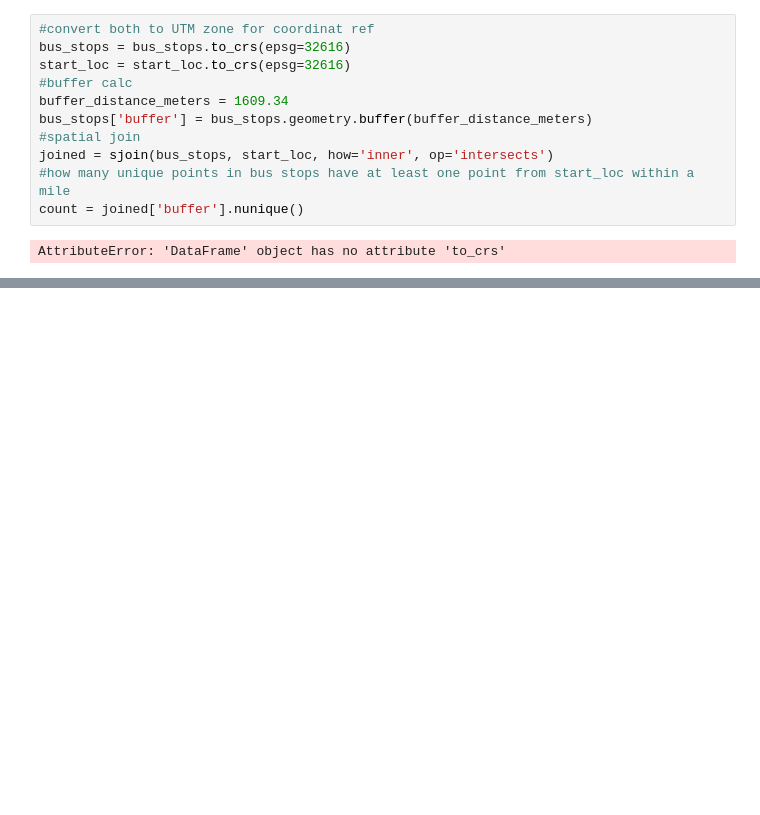
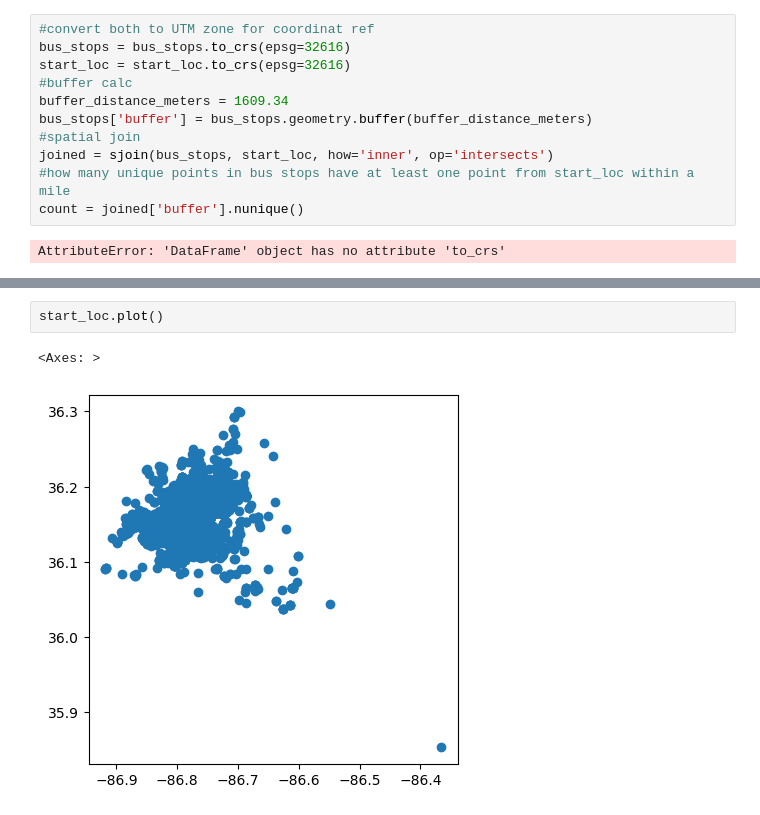
Before and after one commit to NSS-Data-Analytics-Cohort-10/scooters-group-2, a Jupyter notebook: notebooks/scooters.ipynb, the cells around one changed output, grey strips where cells are left out. Drawn from its saved outputs; the diff is of its cells as text; blank space fills up the shorter version.

```diff
--- a/notebooks/scooters.ipynb
+++ b/notebooks/scooters.ipynb
@@ -615,0 +490,5 @@ ValueError: 'left_df' should be GeoDataFrame, got <class 'pandas.core.frame.Data
+# %%
+start_loc.plot()
+# %% [output]
+<Axes: >
+[figure, added]
```
Also changed, not shown: parts of 28 cells of this notebook.
